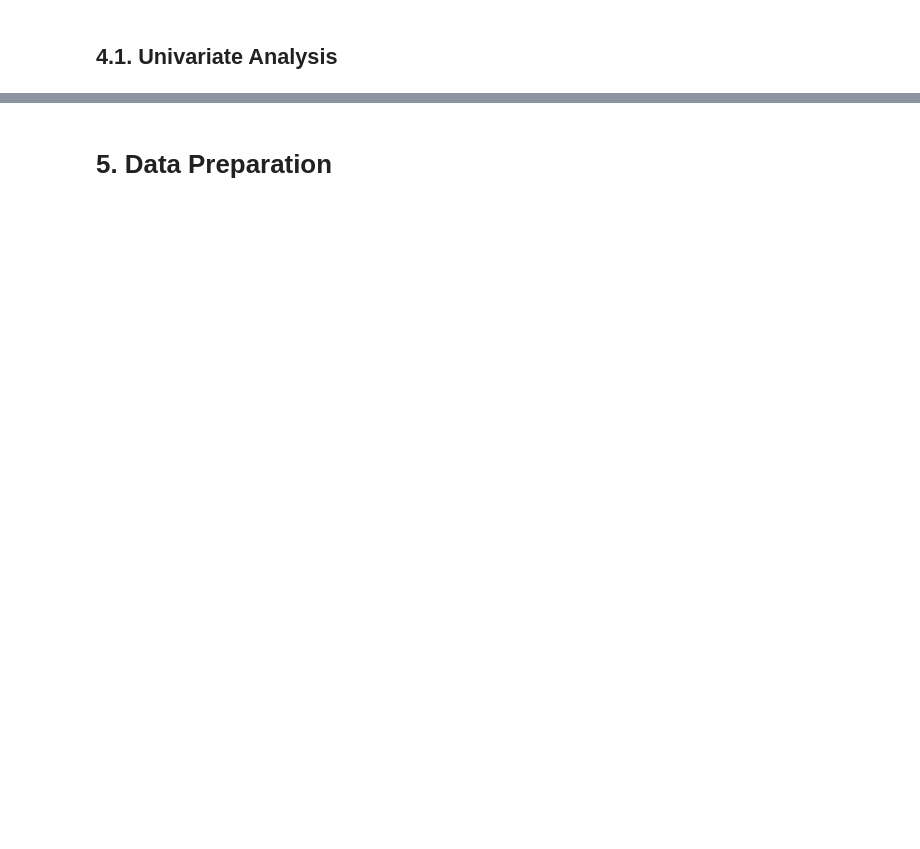
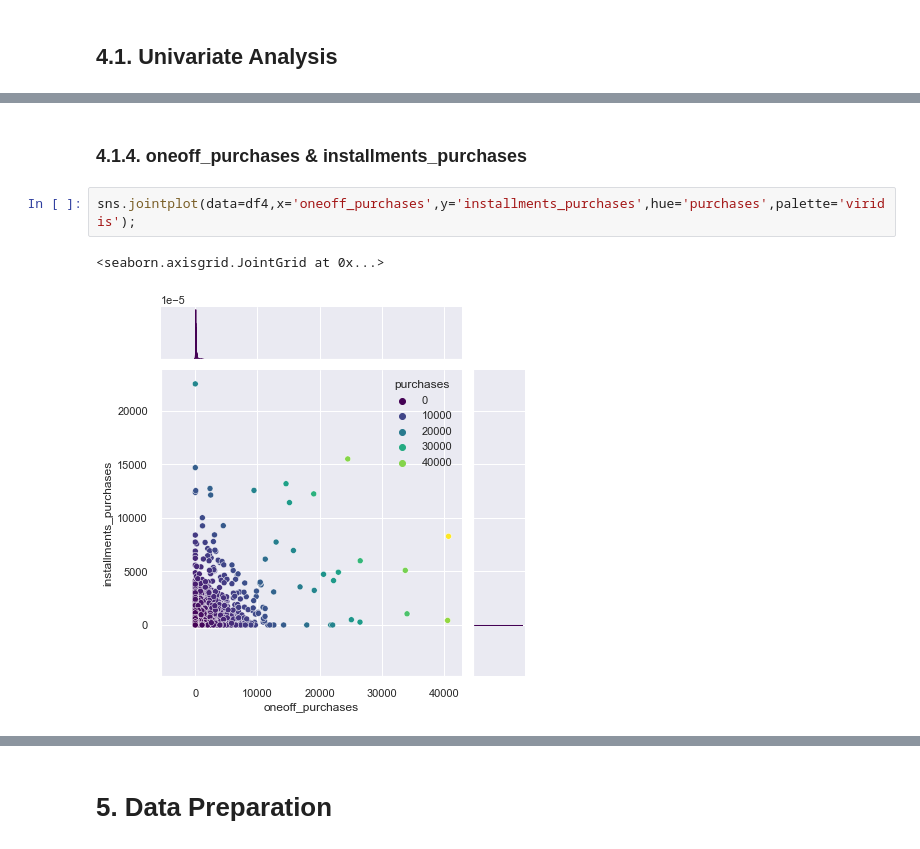
Before and after one commit to Matheus-Homem/international_bank_marketing, a Jupyter notebook: notebooks/c4_exploratory_data_analysis.ipynb, the cells around one changed output, grey strips where cells are left out. Cells and saved outputs as stored; diff of their text form; blank space fills up the shorter version.

```diff
--- a/notebooks/c4_exploratory_data_analysis.ipynb
+++ b/notebooks/c4_exploratory_data_analysis.ipynb
@@ -246,0 +308,7 @@ for k in range(16):
+# %% [markdown]
+### 4.1.4. oneoff_purchases & installments_purchases
+# %%
+sns.jointplot(data=df4,x='oneoff_purchases',y='installments_purchases',hue='purchases',palette='viridis');
+# %% [output]
+<seaborn.axisgrid.JointGrid at 0x...>
+[figure, added]
```
Also changed, not shown: parts of 35 cells of this notebook.
